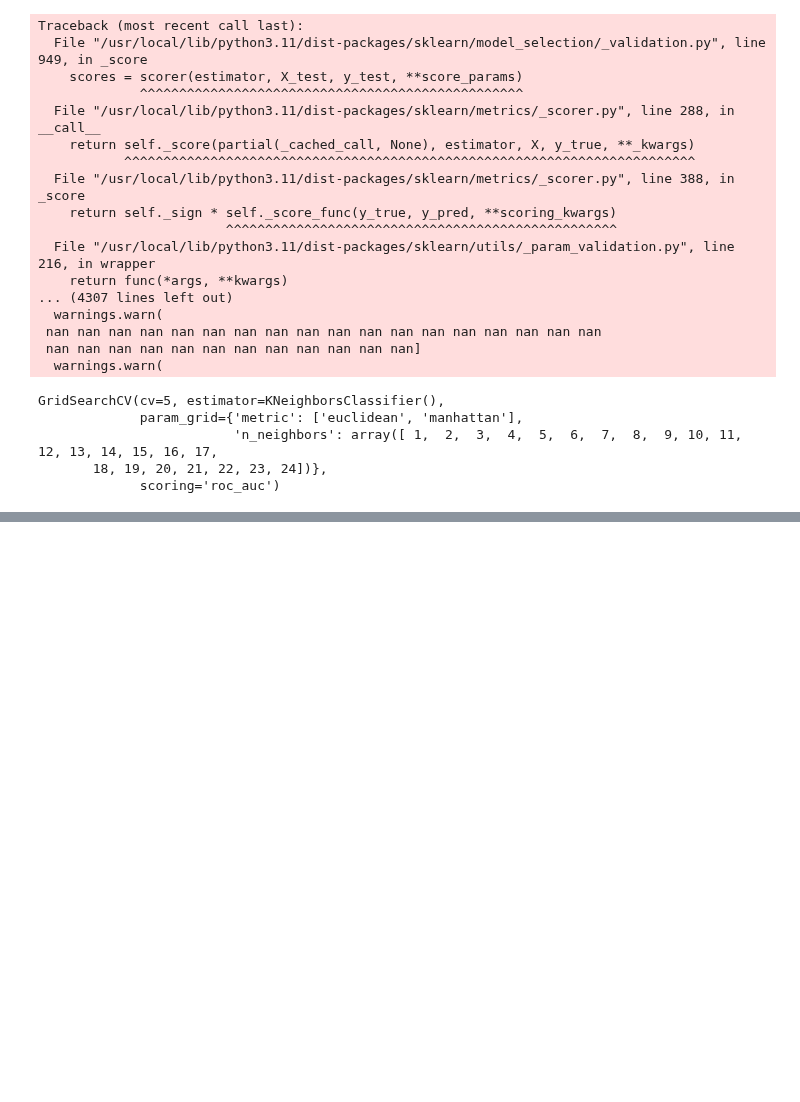
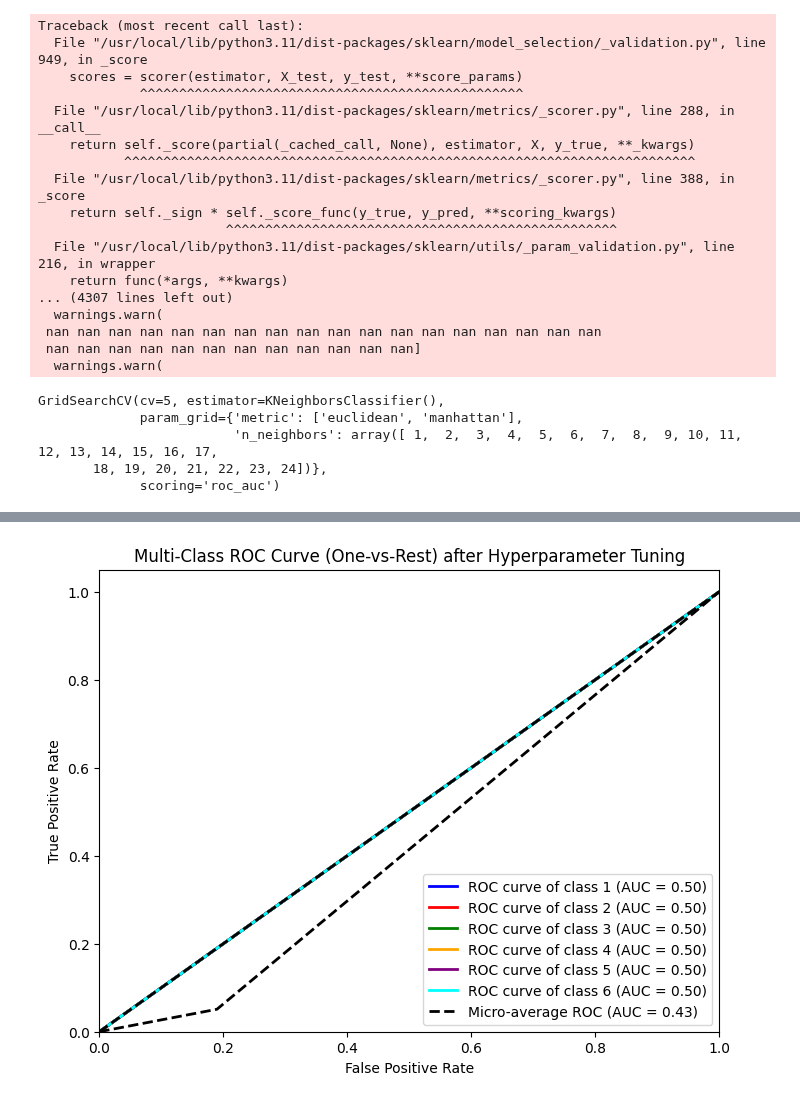
Before and after one commit to Visionary-DataWorks/DSPL-Project, a Jupyter notebook: KNN_Model.ipynb, the cells around one changed output, grey strips where cells are left out. Cells and saved outputs as stored; diff of their text form; code cells hidden in the pictures; blank space fills up the shorter version.

```diff
--- a/KNN_Model.ipynb
+++ b/KNN_Model.ipynb
@@ -304,0 +339,42 @@ GridSearchCV(cv=5, estimator=KNeighborsClassifier(),
+# %%
+# Binarize the target labels (for multi-class ROC)
+y_test_bin = label_binarize(y_test, classes=knn_gscv.best_estimator_.classes_)
+n_classes = y_test_bin.shape[1]
+
+# Predict probabilities for each class using the best estimator
+y_score = knn_gscv.best_estimator_.predict_proba(x_test_scaled)
+
+# Compute ROC curve and AUC for each class
+fpr = dict()
+tpr = dict()
+roc_auc = dict()
+for i in range(n_classes):
+    fpr[i], tpr[i], _ = roc_curve(y_test_bin[:, i], y_score[:, i])
+    roc_auc[i] = auc(fpr[i], tpr[i])
+
+# Compute micro-average ROC curve and AUC
+fpr["micro"], tpr["micro"], _ = roc_curve(y_test_bin.ravel(), y_score.ravel())
+roc_auc["micro"] = auc(fpr["micro"], tpr["micro"])
+
+# Plot ROC curves for each class
+plt.figure(figsize=(8, 6))
+colors = ['blue', 'red', 'green', 'orange', 'purple', 'cyan']
+for i, color in zip(range(n_classes), colors):
+    plt.plot(fpr[i], tpr[i], color=color, lw=2, label=f'ROC curve of class {i + 1} (AUC = {roc_auc[i]:.2f})')
+
+# Plot micro-average ROC curve
+plt.plot(fpr["micro"], tpr["micro"], color='black', linestyle='--', lw=2, label=f'Micro-average ROC (AUC = {roc_auc["micro"]:.2f})')
+
+# Reference line for random classifier
+plt.plot([0, 1], [0, 1], 'k--', lw=2)
+
+# Formatting
+plt.xlim([0.0, 1.0])
+plt.ylim([0.0, 1.05])
+plt.xlabel('False Positive Rate')
+plt.ylabel('True Positive Rate')
+plt.title('Multi-Class ROC Curve (One-vs-Rest) after Hyperparameter Tuning')
+plt.legend(loc="lower right")
+plt.show()
+# %% [output]
+[figure, added]
```
Also changed, not shown: parts of 6 cells of this notebook.
